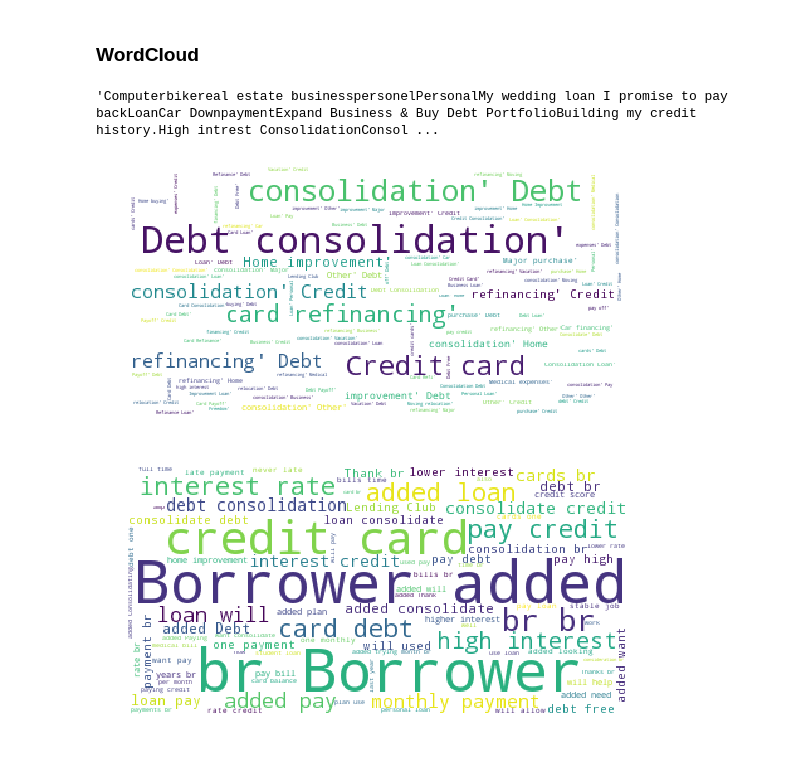
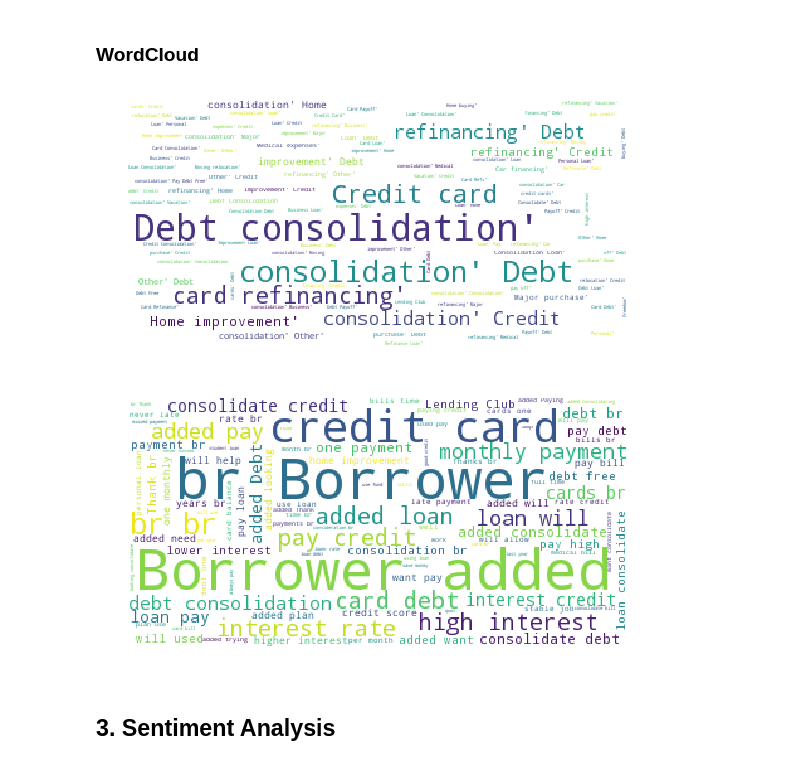
Before and after one commit to liuslouis/LC_data, a Jupyter notebook: introduction+graphs_update.ipynb, the cells around one changed output. Drawn from its saved outputs; the diff is of its cells as text; code cells hidden in the pictures.

```diff
--- a/introduction+graphs_update.ipynb
+++ b/introduction+graphs_update.ipynb
@@ -215,6 +187,7 @@ df.groupby('application_type').size().plot(kind='pie')
 # %% [markdown]
 <h4>Employment Length</h4>
 # %%
+plt.rcParams['figure.figsize'] = (9,6)
 sns.countplot(df['emp_length'], order = ('< 1 year', '1 year', '2 years', '3 years', '4 years', '5 years', '6 years',
                                          '7 years', '8 years', '9 years', '10+ years', 'n/a'))
 # %% [output]
@@ -289,6 +261,7 @@ df.groupby('inc_class').size().plot(kind='pie')
 # %% [markdown]
 <h3>Interest Rate</h3>
 # %%
+plt.rcParams['figure.figsize'] = (9,6)
 ax=sns.distplot(df.int_rate, color="r")
 ax.set(xlabel='Interest Rate %',
        ylabel='% Distribution',title='Density Plot of Interest Rate')
@@ -417,0 +409,5 @@ plt.tight_layout()
+# %%
+plt.rcParams['figure.figsize'] = (9,6)
+purpose_=pd.pivot_table(filtered_loans, index = 'purpose',values = 'loan_status', aggfunc=[np.sum,len,np.mean])
+plt.show(purpose_['mean'].plot(kind = 'bar'))
+purpose_
@@ -689,15 +718,8 @@ iplot( fig, filename='d3-cloropleth-map' )
 # %% [markdown]
 <h3>WordCloud</h3>
 # %%
-from io import StringIO
 import nltk
 import collections as co
-
-si = StringIO()
-df['title'].apply(lambda x: si.write(str(x)))
-s = si.getvalue()
-si.close()
-
-s[0:400]
+l = []
+df['title'].apply(lambda x: l.append(x))
+s=str(l)
-# %% [output]
-'Computerbikereal estate businesspersonelPersonalMy wedding loan I promise to pay backLoanCar DownpaymentExpand Business & Buy Debt PortfolioBuilding my credit history.High intrest ConsolidationConsol ...
@@ -708,4 +726,5 @@ s=str(l)
 # %%
+plt.rcParams['figure.figsize'] = (9,6)
 from wordcloud import WordCloud, STOPWORDS
 
 text = s
@@ -716,18 +735,21 @@ plt.imshow(wordcloud)
 plt.axis('off')
 plt.show()
 # %% [output]
-[figure, old version]
+[figure, new version]
 # %%
+df2 = df
 l2 = []
 df2['desc'].dropna().apply(lambda x: l2.append(x))
 s2=str(l2)
 
 text = s2
 
 wordcloud = WordCloud(stopwords=STOPWORDS,background_color='white', max_words=100).generate(text)
 
 plt.imshow(wordcloud)
 plt.axis('off')
 plt.show()
 # %% [output]
-[figure, old version]
+[figure, new version]
+# %% [markdown]
+<h2>3. Sentiment Analysis</h2>
```
Also changed, not shown: parts of 22 cells of this notebook.
